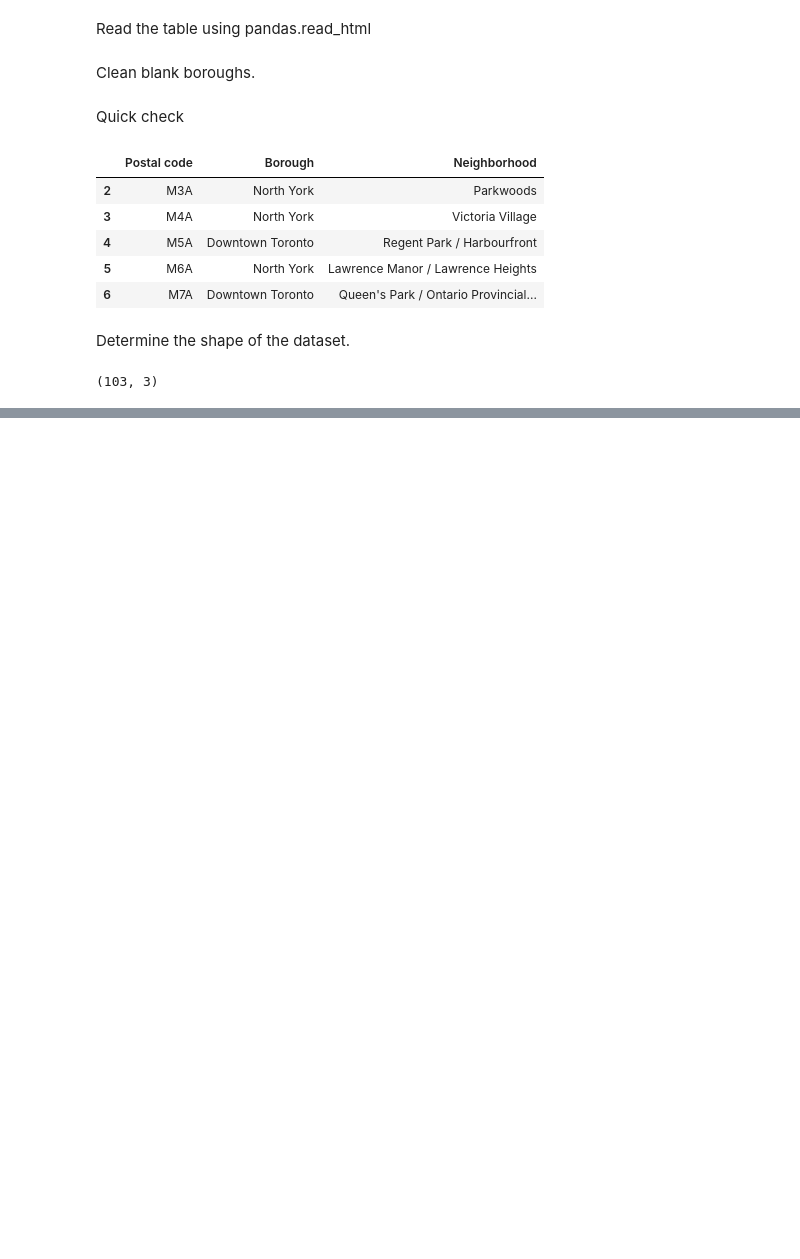
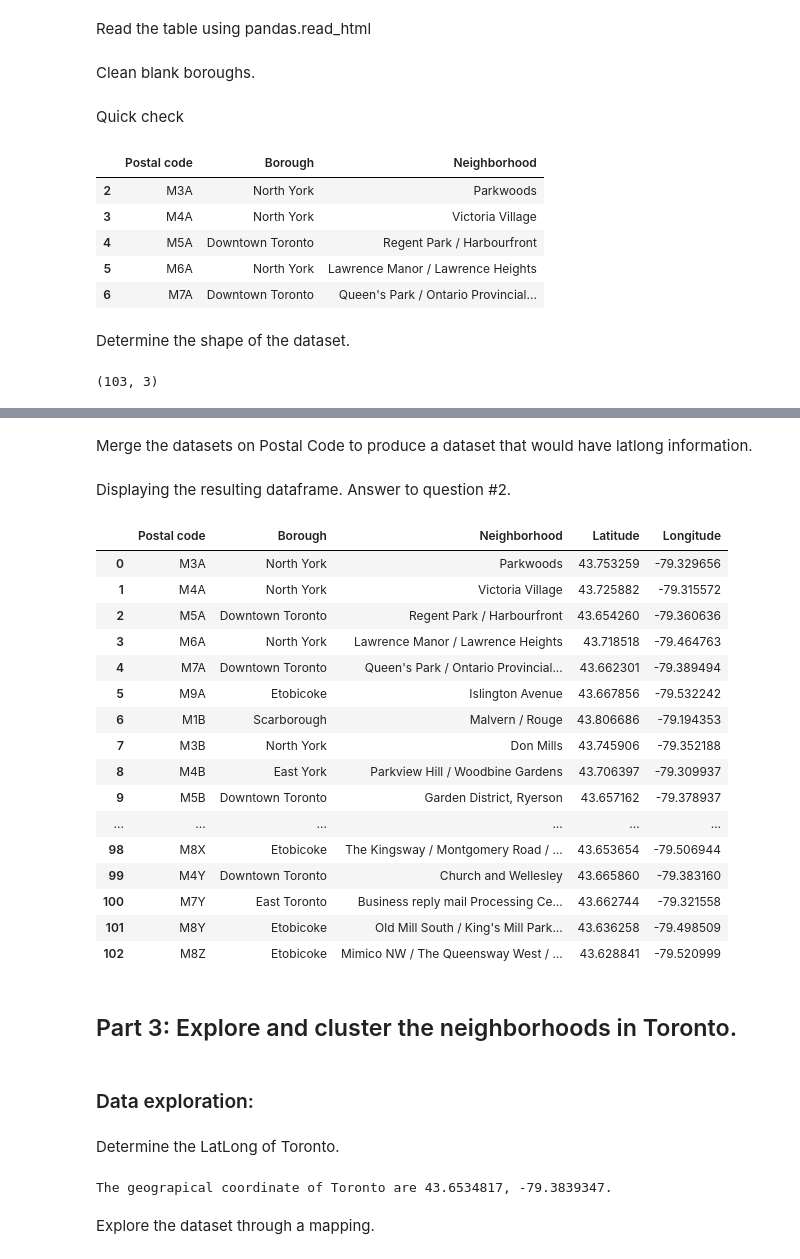
Before and after one commit to gio888/Coursera_Capstone, a Jupyter notebook: Capstone_Week3_01.ipynb, the cells around one changed output, grey strips where cells are left out. Cells and saved outputs as stored; diff of their text form; code cells hidden in the pictures; blank space fills up the shorter version.

```diff
--- a/Capstone_Week3_01.ipynb
+++ b/Capstone_Week3_01.ipynb
@@ -9,0 +9,26 @@ import pandas as pd
+# %%
+import numpy as np # library to handle data in a vectorized manner
+
+import pandas as pd # library for data analsysis
+pd.set_option('display.max_columns', None)
+pd.set_option('display.max_rows', None)
+
+import json # library to handle JSON files
+
+!pip install -c conda-forge geopy --yes # uncomment this line if you haven't completed the Foursquare API lab
+from geopy.geocoders import Nominatim # convert an address into latitude and longitude values
+
+import requests # library to handle requests
+from pandas.io.json import json_normalize # tranform JSON file into a pandas dataframe
+
+# Matplotlib and associated plotting modules
+import matplotlib.cm as cm
+import matplotlib.colors as colors
+
+# import k-means from clustering stage
+from sklearn.cluster import KMeans
+
+!pip install -c conda-forge folium=0.5.0 --yes # uncomment this line if you haven't completed the Foursquare API lab
+import folium # map rendering library
+
+print('Libraries imported.')
@@ -34,0 +87,3 @@ df_cleaned.shape
+# %%
+geo_coord = pd.read_csv('http://cocl.us/Geospatial_data')
+geo_coord.head()
@@ -34,0 +97,46 @@ df_cleaned.shape
+# %% [markdown]
+Merge the datasets on Postal Code to produce a dataset that would have latlong information.
+# %%
+df_withlatlong = df_cleaned.merge(geo_coord, how='left',
+                                  left_on='Postal code',
+                                  right_on='Postal Code',).drop('Postal Code', axis=1)
+# %% [markdown]
+Displaying the resulting dataframe. Answer to question #2.
+# %%
+df_withlatlong
+# %% [output]
+|  | Postal code | Borough | Neighborhood | Latitude | Longitude |
+| 0 | M3A | North York | Parkwoods | 43.753259 | -79.329656 |
+| 1 | M4A | North York | Victoria Village | 43.725882 | -79.315572 |
+| 2 | M5A | Downtown Toronto | Regent Park / Harbourfront | 43.654260 | -79.360636 |
+| 3 | M6A | North York | Lawrence Manor / Lawrence Heights | 43.718518 | -79.464763 |
+| 4 | M7A | Downtown Toronto | Queen's Park / Ontario Provincial... | 43.662301 | -79.389494 |
+| 5 | M9A | Etobicoke | Islington Avenue | 43.667856 | -79.532242 |
+| 6 | M1B | Scarborough | Malvern / Rouge | 43.806686 | -79.194353 |
+| 7 | M3B | North York | Don Mills | 43.745906 | -79.352188 |
+| 8 | M4B | East York | Parkview Hill / Woodbine Gardens | 43.706397 | -79.309937 |
+| 9 | M5B | Downtown Toronto | Garden District, Ryerson | 43.657162 | -79.378937 |
+| ... | ... | ... | ... | ... | ... |
+| 98 | M8X | Etobicoke | The Kingsway / Montgomery Road / ... | 43.653654 | -79.506944 |
+| 99 | M4Y | Downtown Toronto | Church and Wellesley | 43.665860 | -79.383160 |
+| 100 | M7Y | East Toronto | Business reply mail Processing Ce... | 43.662744 | -79.321558 |
+| 101 | M8Y | Etobicoke | Old Mill South / King's Mill Park... | 43.636258 | -79.498509 |
+| 102 | M8Z | Etobicoke | Mimico NW / The Queensway West / ... | 43.628841 | -79.520999 |
+# %% [markdown]
+## Part 3: Explore and cluster the neighborhoods in Toronto.
+# %% [markdown]
+### Data exploration:
+# %% [markdown]
+Determine the LatLong of Toronto.
+# %%
+address = 'Toronto, Canada'
+
+geolocator = Nominatim(user_agent="toronto_explorer")
+location = geolocator.geocode(address)
+latitude = location.latitude
+longitude = location.longitude
+print('The geograpical coordinate of Toronto are {}, {}.'.format(latitude, longitude))
+# %% [output]
+The geograpical coordinate of Toronto are 43.6534817, -79.3839347.
+# %% [markdown]
+Explore the dataset through a mapping.
```
Also changed, not shown: parts of 73 cells of this notebook.
